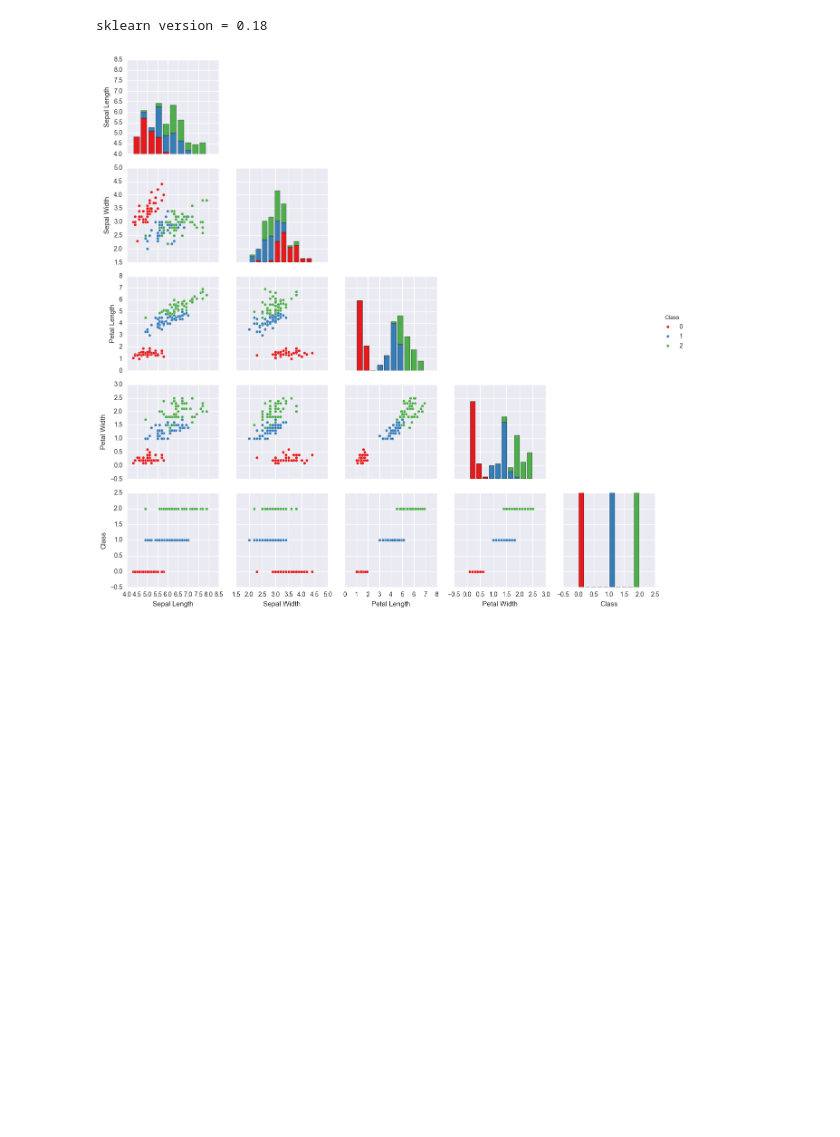
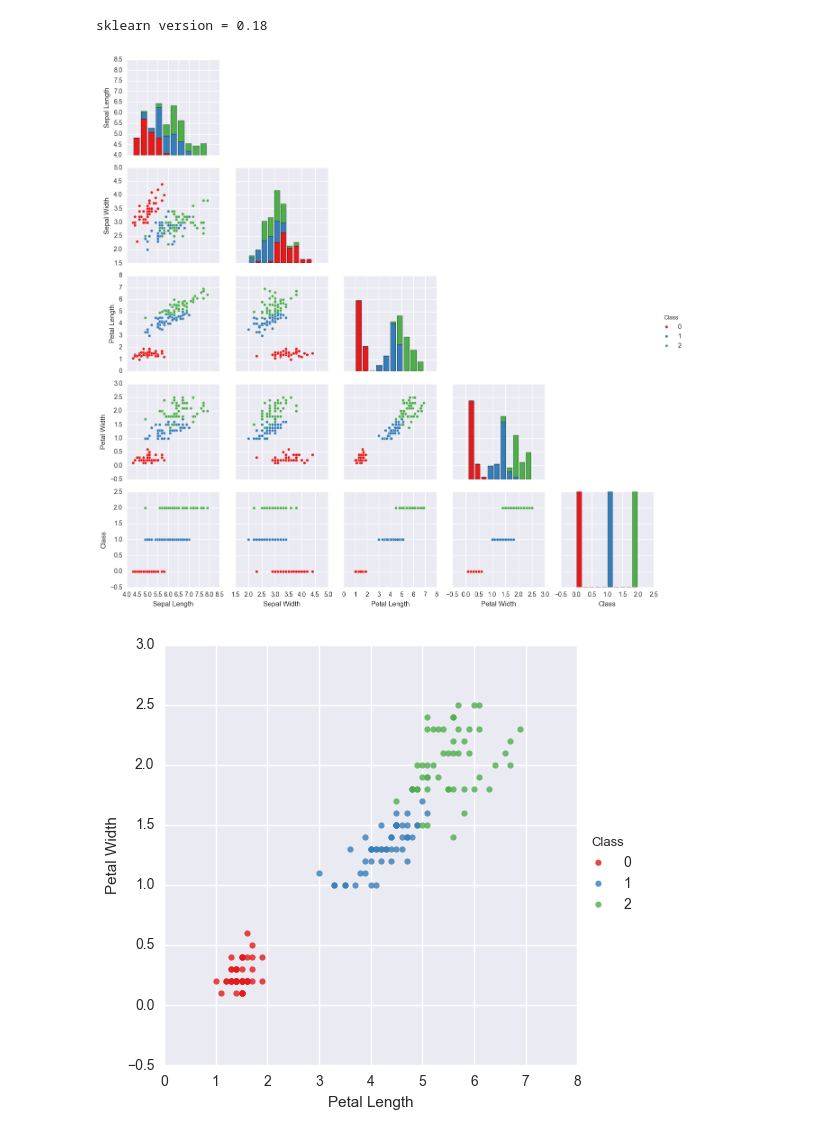
Before and after one commit to niranjv/ml-notes, a Jupyter notebook: KMeans.ipynb, the cells around one changed output. Drawn from its saved outputs; the diff is of its cells as text; code cells hidden in the pictures; blank space fills up the shorter version.

Commit message:
Update Iris K-Means mis-clustering plot

```diff
--- a/KMeans.ipynb
+++ b/KMeans.ipynb
@@ -34,16 +34,20 @@ sklearn version = 0.18
 # %%
 #----------
 
 iris = d.load_iris()
 X, y = iris.data, iris.target
 
 dfx = pd.DataFrame(X)
 
 df = pd.concat([dfx, pd.DataFrame(y)], axis=1)
 df.columns = ['Sepal Length', 'Sepal Width', 'Petal Length', 'Petal Width', 'Class']
 
 g = sns.pairplot(df, hue='Class', palette='Set1')
 for i, j in zip(*np.triu_indices_from(g.axes, 1)):
     g.axes[i,j].set_visible(False)
+
+
+g = sns.lmplot('Petal Length', 'Petal Width', data=df, hue='Class', palette='Set1', fit_reg=False)
 # %% [output]
-[figure, old version]
+[figure, new version]
+[figure, added]
```
Also changed, not shown: parts of 2 cells of this notebook.
